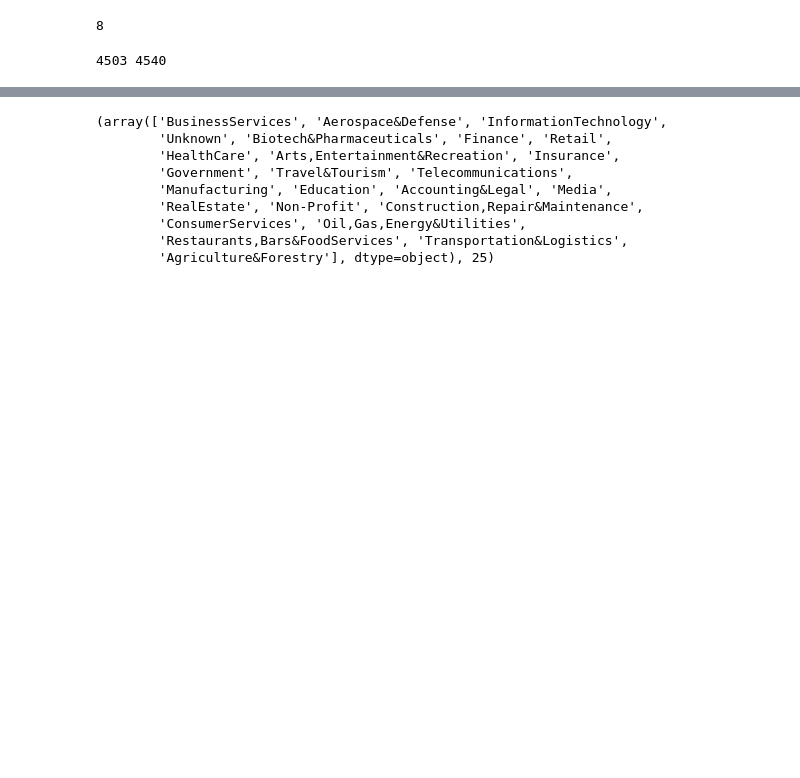
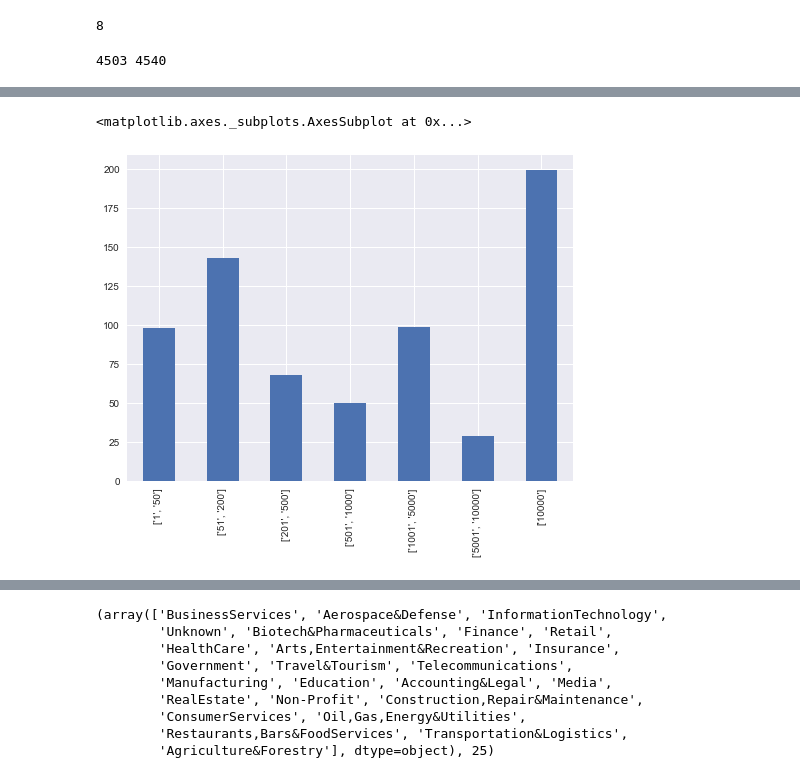
Before and after one commit to aungshumaan/glassdoor_scraping_project, a Jupyter notebook: analysis.ipynb, the cells around one changed output, grey strips where cells are left out. Cells and saved outputs as stored; diff of their text form; code cells hidden in the pictures; blank space fills up the shorter version.

```diff
--- a/analysis.ipynb
+++ b/analysis.ipynb
@@ -203,4 +201,7 @@ df_size[df_size.job_state_code=='CA']['size'].value_counts().plot(kind ='bar')
 # %%
-#df_size[df_size.job_state_code=='NY']['size'].value_counts().loc[["['1', '50']","['51', '200']","['201', '500']",
-#                    "['501', '1000']","['1001', '5000']","['5001', '10000']","['10000']" ]].plot(kind ='bar')
+df_size[df_size.job_state_code=='NY']['size'].value_counts().loc[["['1', '50']","['51', '200']","['201', '500']",
+                    "['501', '1000']","['1001', '5000']","['5001', '10000']","['10000']" ]].plot(kind ='bar')
+# %% [output]
+<matplotlib.axes._subplots.AxesSubplot at 0x...>
+[figure, added]
 # %%
```
Also changed, not shown: parts of 36 cells of this notebook, 1 other file.
